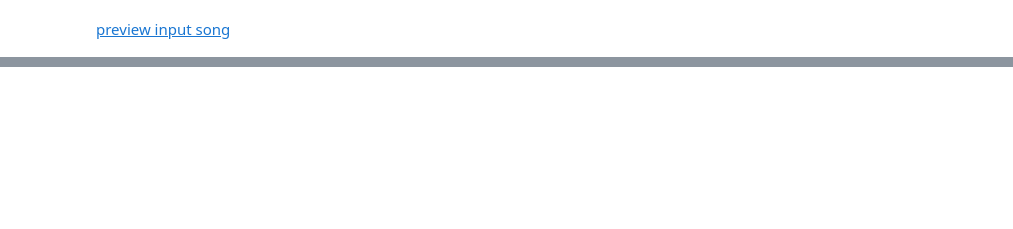
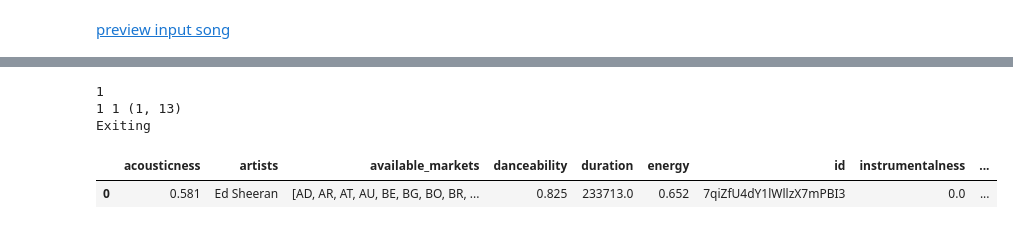
Before and after one commit to spotify-iacs/capstone, a Jupyter notebook: playlist_generation.ipynb, the cells around one changed output, grey strips where cells are left out. Cells and saved outputs as stored; diff of their text form; code cells hidden in the pictures; blank space fills up the shorter version.

```diff
--- a/playlist_generation.ipynb
+++ b/playlist_generation.ipynb
@@ -128,7 +141,7 @@ all_related_songs = []
 all_related_preview_urls = []
 for index, each_album in enumerate(all_related_albums):
     album_tracks = sp.album_tracks(each_album, limit=50, offset=0)
-    print(index)
+    if index%50==0: print(index)
     for each in album_tracks['items']:
         all_related_songs.append(each['id'])
         all_related_preview_urls.append(each['preview_url'])
@@ -355,0 +324,8 @@ playlist_data.head()
+# %%
+get_spotify_features(track_ids=[all_related_songs[0]])
+# %% [output]
+1
+1 1 (1, 13)
+Exiting
+|  | acousticness | artists | available_markets | danceability | duration | energy | id | instrumentalness | ... |
+| 0 | 0.581 | Ed Sheeran | [AD, AR, AT, AU, BE, BG, BO, BR, ... | 0.825 | 233713.0 | 0.652 | 7qiZfU4dY1lWllzX7mPBI3 | 0.0 | ... |
```
Also changed, not shown: parts of 78 cells of this notebook.
